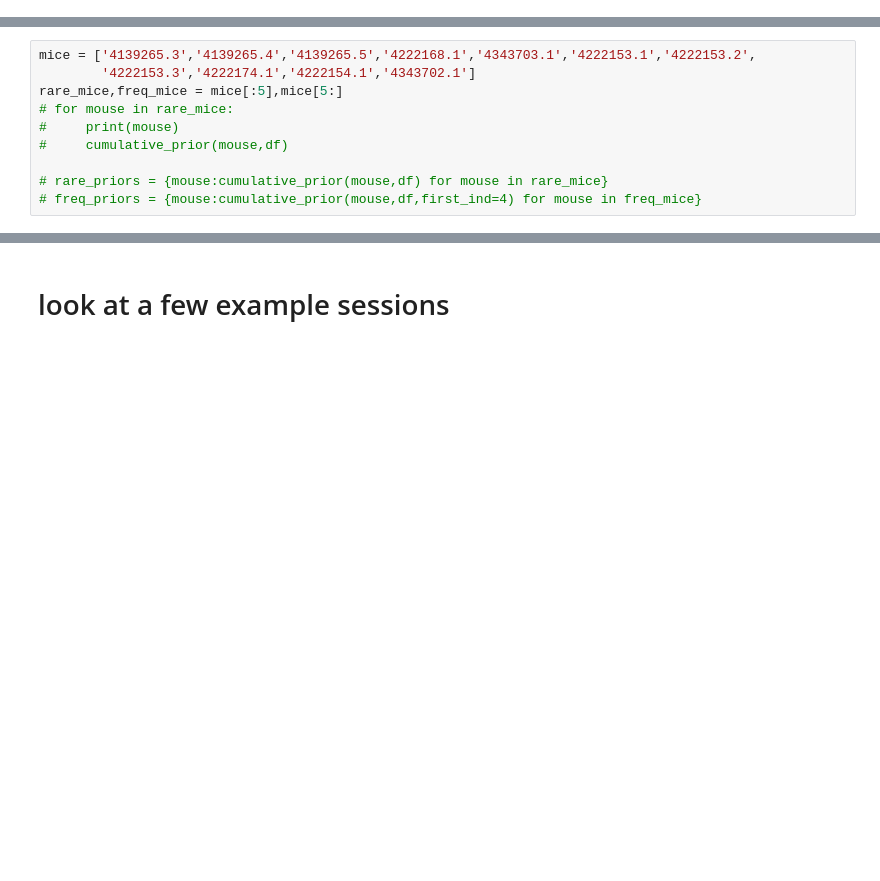
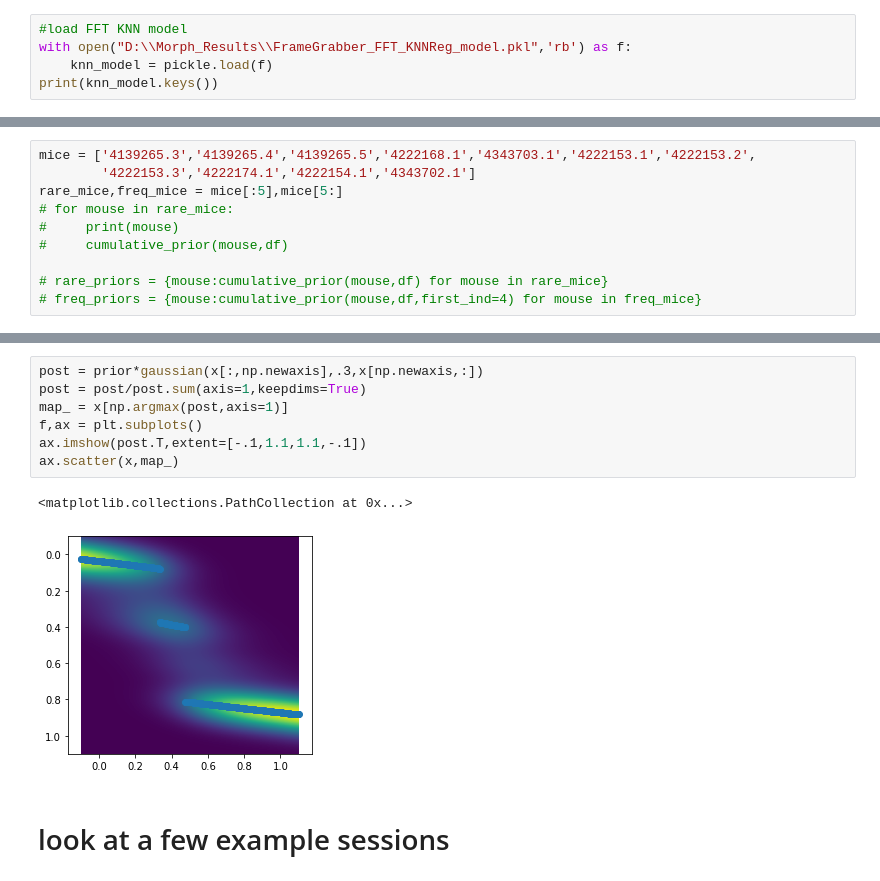
Before and after one commit to GiocomoLab/PlittGiocomo_2021, a Jupyter notebook: Prior4D.ipynb, the cells around one changed output, grey strips where cells are left out. Cells and saved outputs as stored; diff of their text form; blank space fills up the shorter version.

```diff
--- a/Prior4D.ipynb
+++ b/Prior4D.ipynb
@@ -88,3 +89,8 @@ def single_mouse_em_all(mouse,data = None):
 def gaussian(mu,sigma,x):
     '''radial basis function centered at 'mu' with width 'sigma', sampled at 'x' '''
     return np.exp(-(mu-x)**2/sigma**2)
+# %%
+#load FFT KNN model
+with open("D:\\Morph_Results\\FrameGrabber_FFT_KNNReg_model.pkl",'rb') as f:
+    knn_model = pickle.load(f)
+print(knn_model.keys())
@@ -219,3 +244,13 @@ for i, (mouse,priors) in enumerate(freq_priors.items()):
+# %%
+post = prior*gaussian(x[:,np.newaxis],.3,x[np.newaxis,:])
+post = post/post.sum(axis=1,keepdims=True)
+map_ = x[np.argmax(post,axis=1)]
+f,ax = plt.subplots()
+ax.imshow(post.T,extent=[-.1,1.1,1.1,-.1])
+ax.scatter(x,map_)
+# %% [output]
+<matplotlib.collections.PathCollection at 0x...>
+[figure, added]
 # %% [markdown]
 # look at a few example sessions
 # %%
```
Also changed, not shown: parts of 12 cells of this notebook, 4 other files.
